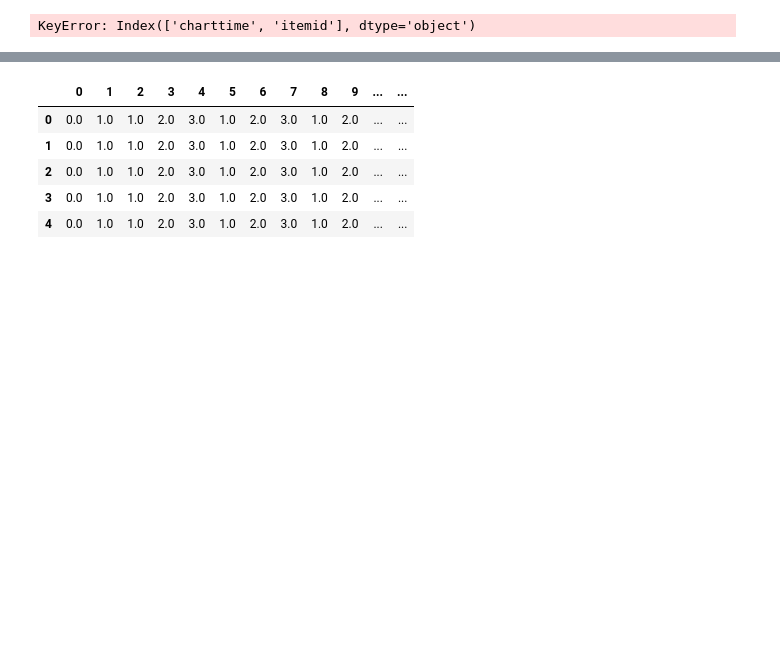
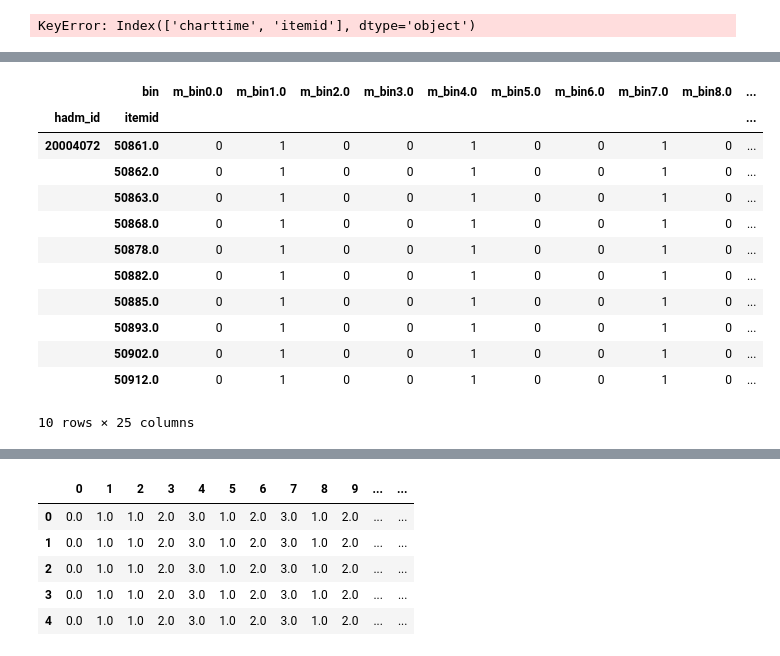
Before and after one commit to Crazz-Zaac/informative-missingness, a Jupyter notebook: project/notebooks/exp_2025.ipynb, the cells around one changed output, grey strips where cells are left out. Cells and saved outputs as stored; diff of their text form; code cells hidden in the pictures; blank space fills up the shorter version.

```diff
--- a/project/notebooks/exp_2025.ipynb
+++ b/project/notebooks/exp_2025.ipynb
@@ -918,0 +935,16 @@ patients_data.head()
+# %%
+m_df.head(10)
+# %% [output]
+|  | bin | m_bin0.0 | m_bin1.0 | m_bin2.0 | m_bin3.0 | m_bin4.0 | m_bin5.0 | m_bin6.0 | m_bin7.0 | m_bin8.0 | ... |
+| hadm_id | itemid |  |  |  |  |  |  |  |  |  | ... |
+| 20004072 | 50861.0 | 0 | 1 | 0 | 0 | 1 | 0 | 0 | 1 | 0 | ... |
+|  | 50862.0 | 0 | 1 | 0 | 0 | 1 | 0 | 0 | 1 | 0 | ... |
+|  | 50863.0 | 0 | 1 | 0 | 0 | 1 | 0 | 0 | 1 | 0 | ... |
+|  | 50868.0 | 0 | 1 | 0 | 0 | 1 | 0 | 0 | 1 | 0 | ... |
+|  | 50878.0 | 0 | 1 | 0 | 0 | 1 | 0 | 0 | 1 | 0 | ... |
+|  | 50882.0 | 0 | 1 | 0 | 0 | 1 | 0 | 0 | 1 | 0 | ... |
+|  | 50885.0 | 0 | 1 | 0 | 0 | 1 | 0 | 0 | 1 | 0 | ... |
+|  | 50893.0 | 0 | 1 | 0 | 0 | 1 | 0 | 0 | 1 | 0 | ... |
+|  | 50902.0 | 0 | 1 | 0 | 0 | 1 | 0 | 0 | 1 | 0 | ... |
+|  | 50912.0 | 0 | 1 | 0 | 0 | 1 | 0 | 0 | 1 | 0 | ... |
+10 rows × 25 columns
```
Also changed, not shown: parts of 12 cells of this notebook, 1 other file.
